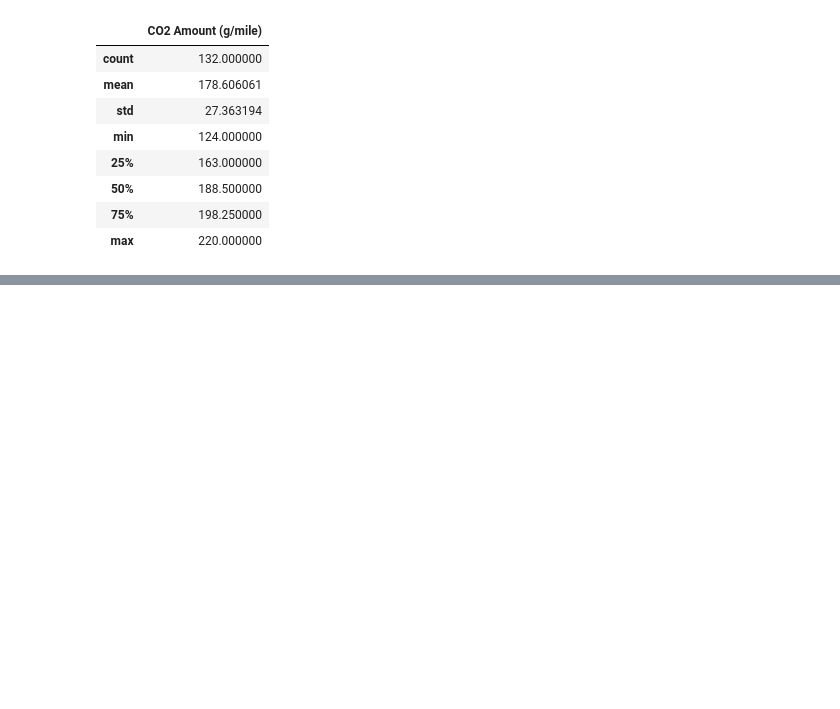
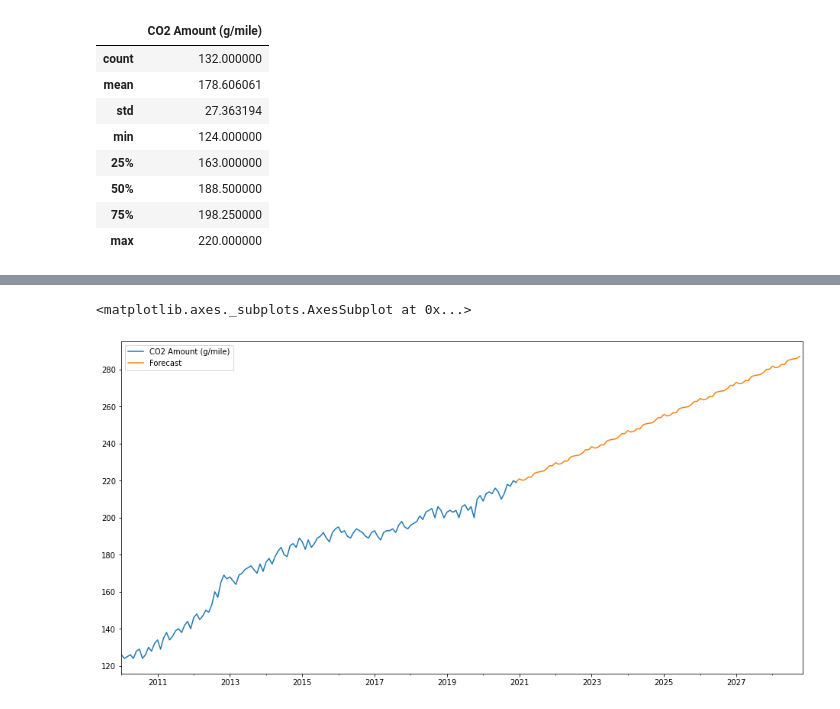
Before and after one commit to Manas-P/forecasting_co2_emission_threshold, a Jupyter notebook: Forecast_co2_threshold.ipynb, the cells around one changed output, grey strips where cells are left out. Cells and saved outputs as stored; diff of their text form; code cells hidden in the pictures; blank space fills up the shorter version.

```diff
--- a/Forecast_co2_threshold.ipynb
+++ b/Forecast_co2_threshold.ipynb
@@ -74,0 +121,6 @@ df.describe()
+# %%
+#To find future
+from pandas.tseries.offsets import DateOffset
+future_dates=[df.index[-1]+ DateOffset(months=x)for x in range(0,96)] #Given upto 8 years
+# %%
+future_datest_df=pd.DataFrame(index=future_dates[1:],columns=df.columns) #Future values
@@ -74,0 +136,8 @@ df.describe()
+# %%
+future_df=pd.concat([df,future_datest_df]) #Concatenate current dataset to future dataset
+# %%
+future_df['Forecast'] = results.predict(start = 131, end = 225, dynamic= True)
+future_df[['CO2 Amount (g/mile)', 'Forecast']].plot(figsize=(16, 8))
+# %% [output]
+<matplotlib.axes._subplots.AxesSubplot at 0x...>
+[figure, added]
```
Also changed, not shown: parts of 9 cells of this notebook.
